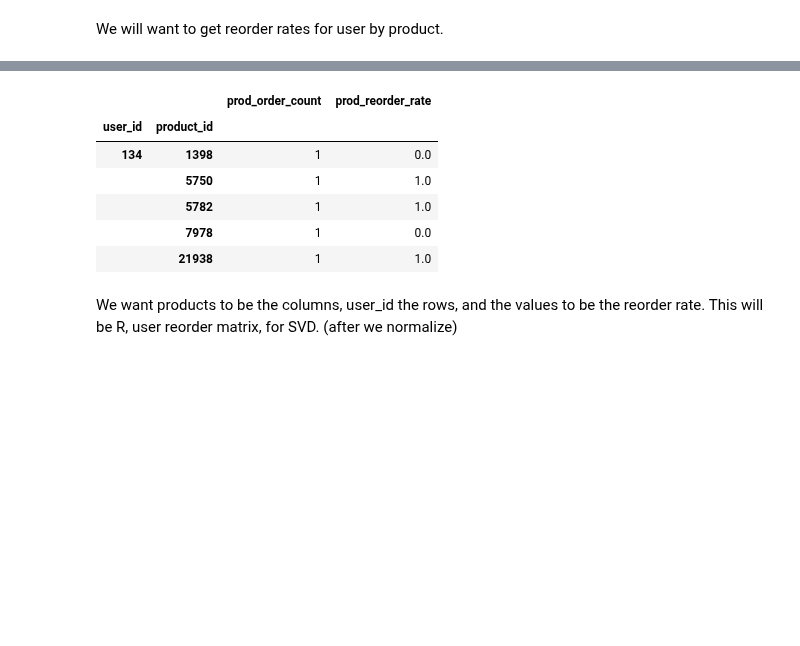
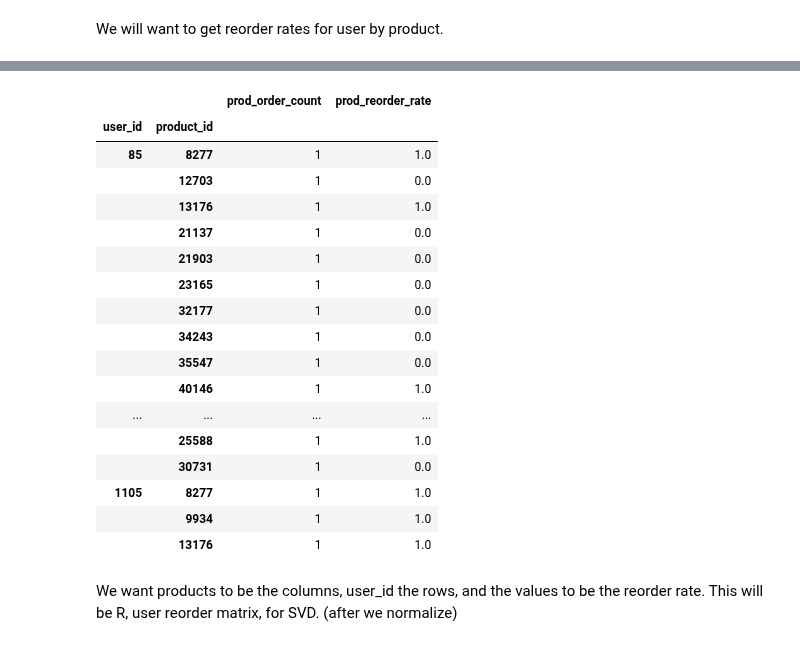
Before and after one commit to lbjennings/Springboard, a Jupyter notebook: Springboard/Capstone Project 1/SVD.ipynb, the cells around one changed output, grey strips where cells are left out. Drawn from its saved outputs; the diff is of its cells as text; code cells hidden in the pictures; blank space fills up the shorter version.

```diff
--- a/Springboard/Capstone Project 1/SVD.ipynb
+++ b/Springboard/Capstone Project 1/SVD.ipynb
@@ -285,13 +287,24 @@ df_yes=pd.concat([df_upr, df_ur], axis=1)
-# %%
-df_yes.head()
-# %% [output]
-|  |  | prod_order_count | prod_reorder_rate |
-| user_id | product_id |  |  |
-| 134 | 1398 | 1 | 0.0 |
-|  | 5750 | 1 | 1.0 |
-|  | 5782 | 1 | 1.0 |
-|  | 7978 | 1 | 0.0 |
-|  | 21938 | 1 | 1.0 |
+# %%
+df_rates.head(20)
+# %% [output]
+|  |  | prod_order_count | prod_reorder_rate |
+| user_id | product_id |  |  |
+| 85 | 8277 | 1 | 1.0 |
+|  | 12703 | 1 | 0.0 |
+|  | 13176 | 1 | 1.0 |
+|  | 21137 | 1 | 0.0 |
+|  | 21903 | 1 | 0.0 |
+|  | 23165 | 1 | 0.0 |
+|  | 32177 | 1 | 0.0 |
+|  | 34243 | 1 | 0.0 |
+|  | 35547 | 1 | 0.0 |
+|  | 40146 | 1 | 1.0 |
+| ... | ... | ... | ... |
+|  | 25588 | 1 | 1.0 |
+|  | 30731 | 1 | 0.0 |
+| 1105 | 8277 | 1 | 1.0 |
+|  | 9934 | 1 | 1.0 |
+|  | 13176 | 1 | 1.0 |
 # %% [markdown]
 We want products to be the columns, user_id the rows, and the values to be the reorder rate. This will be R, user reorder matrix, for SVD. (after we normalize)
 # %%
```
Also changed, not shown: parts of 26 cells of this notebook.
